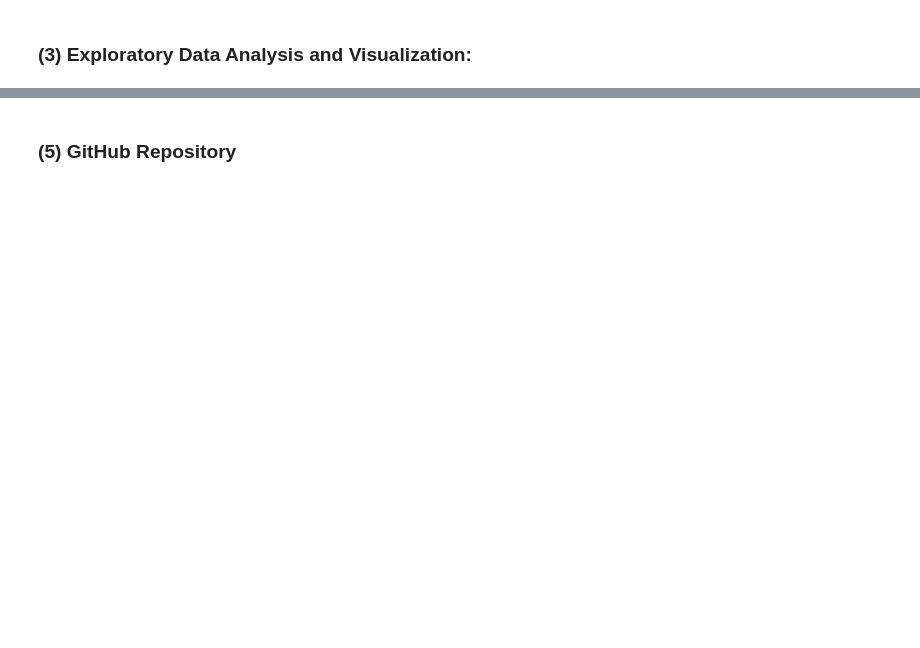
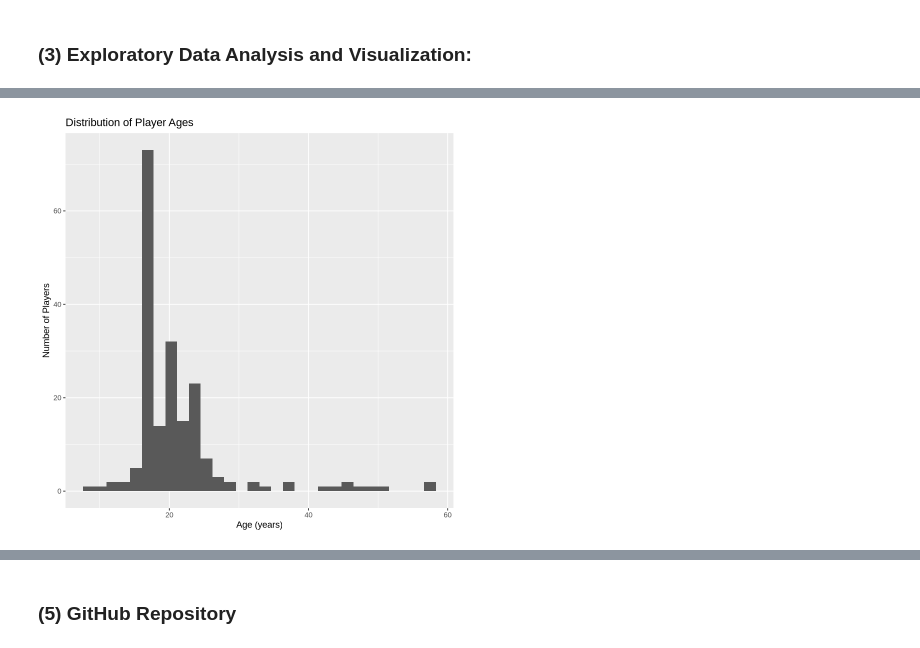
Before and after one commit to Lissiu/dsci-100-2025w1-group-008-13, a Jupyter notebook: Lisa Zhang 008-13 project planning.ipynb, the cells around one changed output, grey strips where cells are left out. Drawn from its saved outputs; the diff is of its cells as text; code cells hidden in the pictures; blank space fills up the shorter version.

Commit message:
Explore data and visualization

```diff
--- a/Lisa Zhang 008-13 project planning.ipynb
+++ b/Lisa Zhang 008-13 project planning.ipynb
@@ -157,0 +201,90 @@ A tibble: 2 × 6
+# %%
+# exploratory visualizations
+# Distribution of player age
+ggplot(players, aes(x = Age)) +
+  geom_histogram() +
+  labs(title = "Distribution of Player Ages",
+       x = "Age (years)",
+       y = "Number of Players")
+
+# Distribution of total playtime
+ggplot(players, aes(x = played_hours)) +
+  geom_histogram() +
+  labs(title = "Distribution of Total Playtime",
+       x = "Total Playtime (hours)",
+       y = "Number of Players")
+
+# Playtime by Experience
+ggplot(players, aes(x = experience, y = played_hours)) +
+  geom_point(alpha = 0.3) +
+  labs(title = "Playtime by Experience Level",
+       x = "Experience Level",
+       y = "Played Hours")
+
+# Bar chart: Subscription rate by Experience
+players |>
+  group_by(experience) |>
+  summarise(sub_rate = mean(subscribe, na.rm = TRUE)) |>
+  ggplot(aes(x = experience, y = sub_rate)) +
+  geom_col() +
+  labs(title = "Newsletter Subscription Rate by Experience Level",
+       x = "Experience Level",
+       y = "Subscription Rate (0–1)")
+
+# Bar chart: Subscription rate by Age
+players |>
+  group_by(Age) |>
+  summarise(sub_rate = mean(subscribe, na.rm = TRUE)) |>
+  ggplot(aes(x = Age, y = sub_rate)) +
+  geom_col() +
+  labs(title = "Newsletter Subscription Rate by Age",
+       x = "Age",
+       y = "Subscription Rate (0–1)")
+
+# Bar chart: Subscription rate by gender
+players |>
+  group_by(gender) |>
+  summarise(sub_rate = mean(subscribe, na.rm = TRUE)) |>
+  ggplot(aes(x = gender, y = sub_rate)) +
+  geom_col() +
+  labs(title = "Newsletter Subscription Rate by Gender",
+       x = "Gender",
+       y = "Subscription Rate (0–1)")
+
+# Scatter plot: Subscription rate by average session duration
+players_extended |>
+  group_by(avg_session_min) |>
+  summarise(sub_rate = mean(subscribe, na.rm = TRUE)) |>
+  ggplot(aes(x = avg_session_min, y = sub_rate)) +
+  geom_point(alpha = 0.3) +
+  labs(title = "Newsletter Subscription Rate by average session duration",
+       x = "average session duration(min)",
+       y = "Subscription Rate (0–1)")
+
+# Scatter plot: Subscription rate by Playtime
+players |>
+  group_by(played_hours) |>
+  summarise(sub_rate = mean(subscribe, na.rm = TRUE)) |>
+  ggplot(aes(x = played_hours, y = sub_rate)) +
+  geom_point(alpha = 0.3) +
+  labs(title = "Newsletter Subscription Rate by Total Playtime",
+       x = "Total Playtime (hours)",
+       y = "Subscription Rate (0–1)")
+
+# Scatter plot: Age vs average session duration, colored by Subscription
+ggplot(players_extended, aes(x = Age, y = avg_session_min, color = subscribe)) +
+  geom_point(size = 2, alpha = 0.8) +
+  labs(title = "Age vs. average session duration (colored by Subscription)",
+       x = "Age (years)",
+       y = "average session duration(min)",
+       color = "Subscribed?")
+
+
+# Scatter plot: Age vs Playtime, colored by Subscription
+ggplot(players, aes(x = Age, y = played_hours, color = subscribe)) +
+  geom_point(size = 2, alpha = 0.8) +
+  labs(title = "Age vs. Total Playtime (colored by Subscription)",
+       x = "Age (years)",
+       y = "Total Playtime (hours)",
+       color = "Subscribed?")
+# %% [output]
@@ -157,0 +295 @@ A tibble: 2 × 6
+[figure, added]
```
Also changed, not shown: parts of 9 cells of this notebook.
